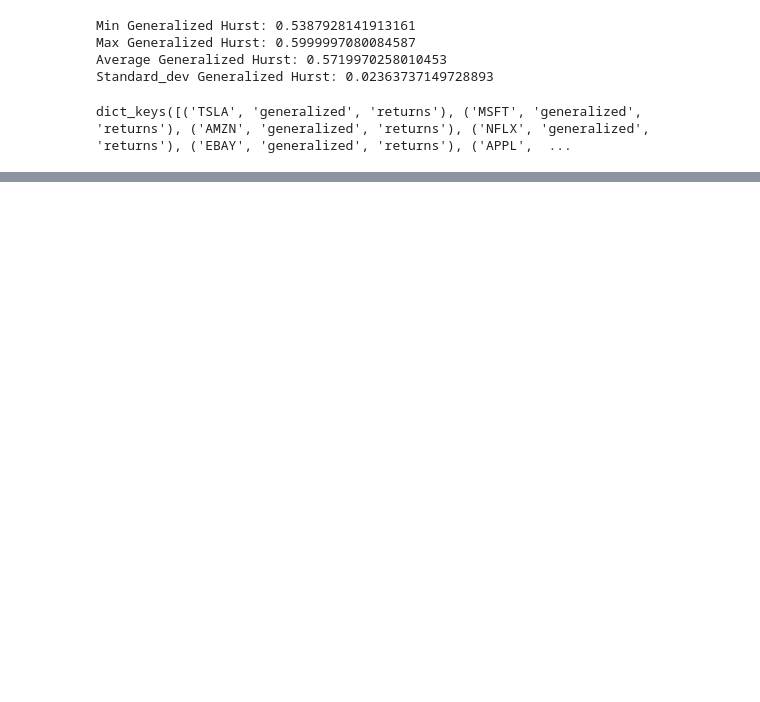
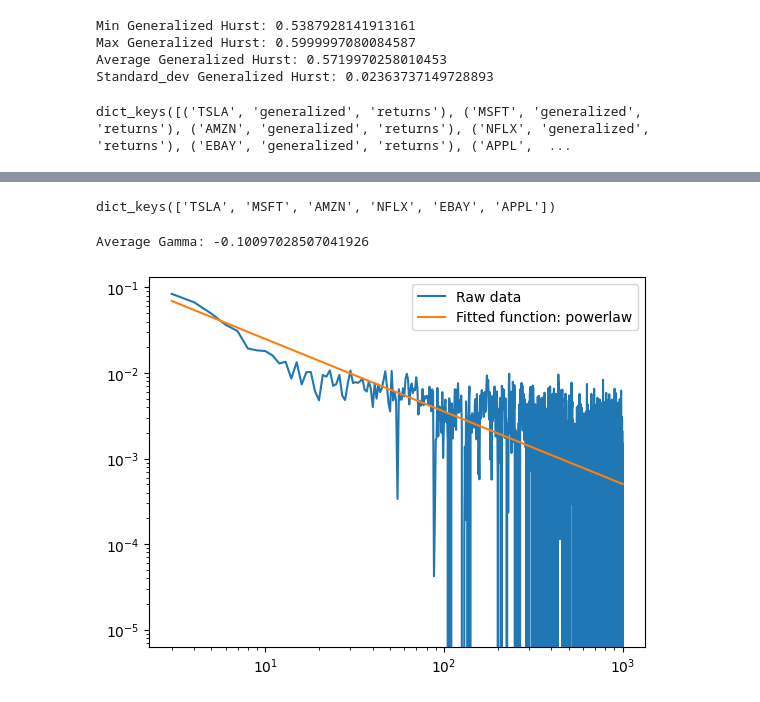
Before and after one commit to anabugaenko/liquidity, a Jupyter notebook: notebooks/MO/returns_long_memory.ipynb, the cells around one changed output, grey strips where cells are left out. Drawn from its saved outputs; the diff is of its cells as text; code cells hidden in the pictures; blank space fills up the shorter version.

```diff
--- a/notebooks/MO/returns_long_memory.ipynb
+++ b/notebooks/MO/returns_long_memory.ipynb
@@ -389,0 +412,4 @@ dict_keys([('TSLA', 'generalized', 'returns'), ('MSFT', 'generalized', 'returns'
+# %%
+# ADF test
+for stock, data in percentage_returns.items():
+    augmented_dickey_fuller(data.head(EVENTS_RANGE), stock)
@@ -389,0 +450,19 @@ dict_keys([('TSLA', 'generalized', 'returns'), ('MSFT', 'generalized', 'returns'
+# %%
+# Load the pre-computed ACFs
+percentage_returns_acf_values = {}
+
+for stock, data in percentage_returns_nonlinear_acfs.items():
+    percentage_returns_acf_values[stock] = construct_xy(data, stock)
+# %%
+# Using percentage_return_acf_values
+percentage_returns_fit_list = []
+percentage_returns_fit_objects = {}
+
+for stock, data in percentage_returns_acf_values.items():
+    fit_dict, fit_obj = get_acf_params(stock, data)
+    if fit_dict:
+        percentage_returns_fit_list.append(fit_dict)
+        percentage_returns_fit_objects[stock] = fit_obj  # Store the fit object
+
+percentage_returns_fit_results = pd.DataFrame(percentage_returns_fit_list)
+display(percentage_returns_fit_results.head())
@@ -389,0 +477,14 @@ dict_keys([('TSLA', 'generalized', 'returns'), ('MSFT', 'generalized', 'returns'
+# %%
+percentage_returns_fit_objects.keys()
+# %% [output]
+dict_keys(['TSLA', 'MSFT', 'AMZN', 'NFLX', 'EBAY', 'APPL'])
+# %%
+avg_alpha = percentage_returns_fit_results['gamma'].mean()
+print(f"Average Gamma: {avg_alpha}")
+# %% [output]
+Average Gamma: -0.10097028507041926
+# %%
+tsla_acf_fit = percentage_returns_fit_objects['TSLA']
+tsla_acf_fit.powerlaw.plot_fit()
+# %% [output]
+[figure, added]
```
Also changed, not shown: parts of 76 cells of this notebook, 6 other files.
